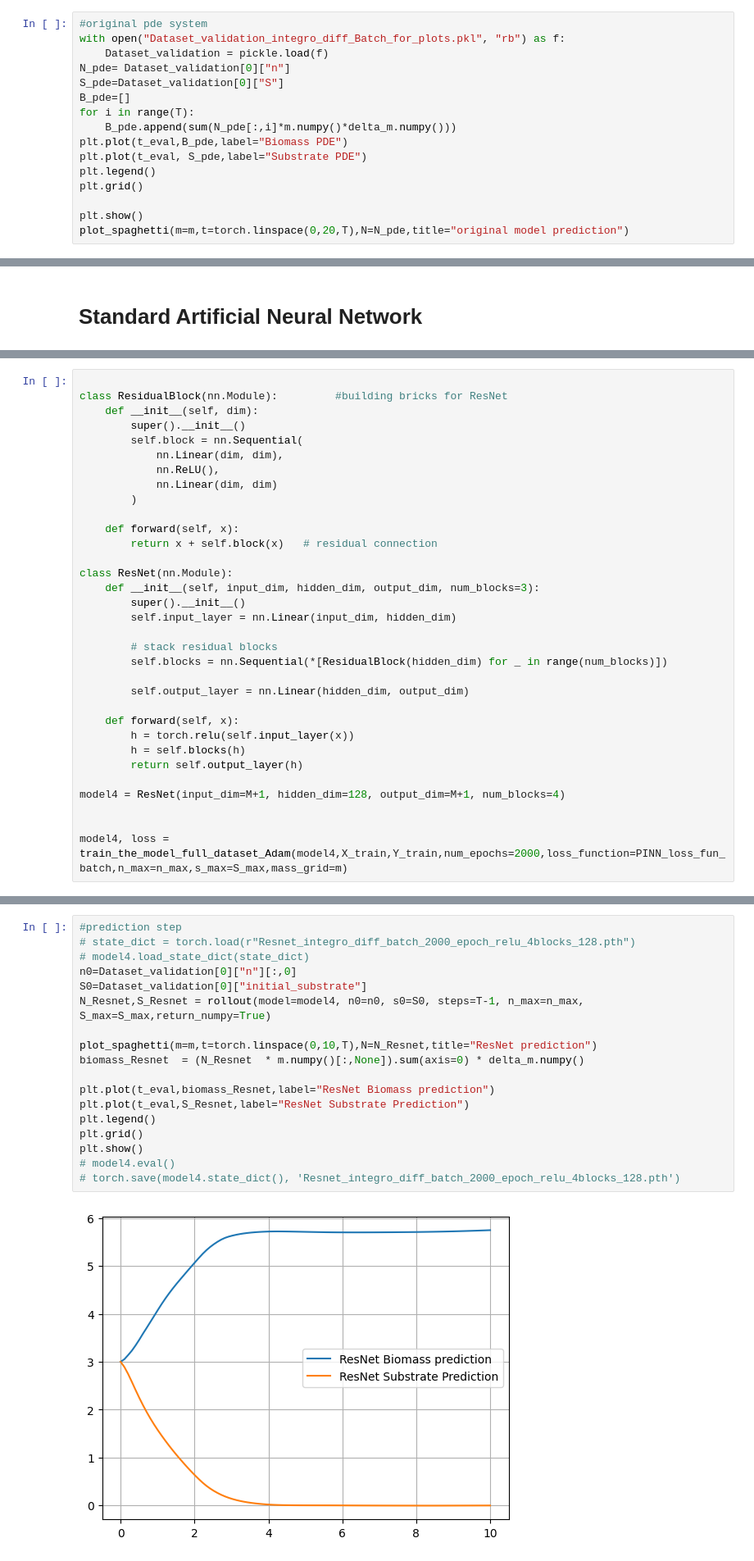
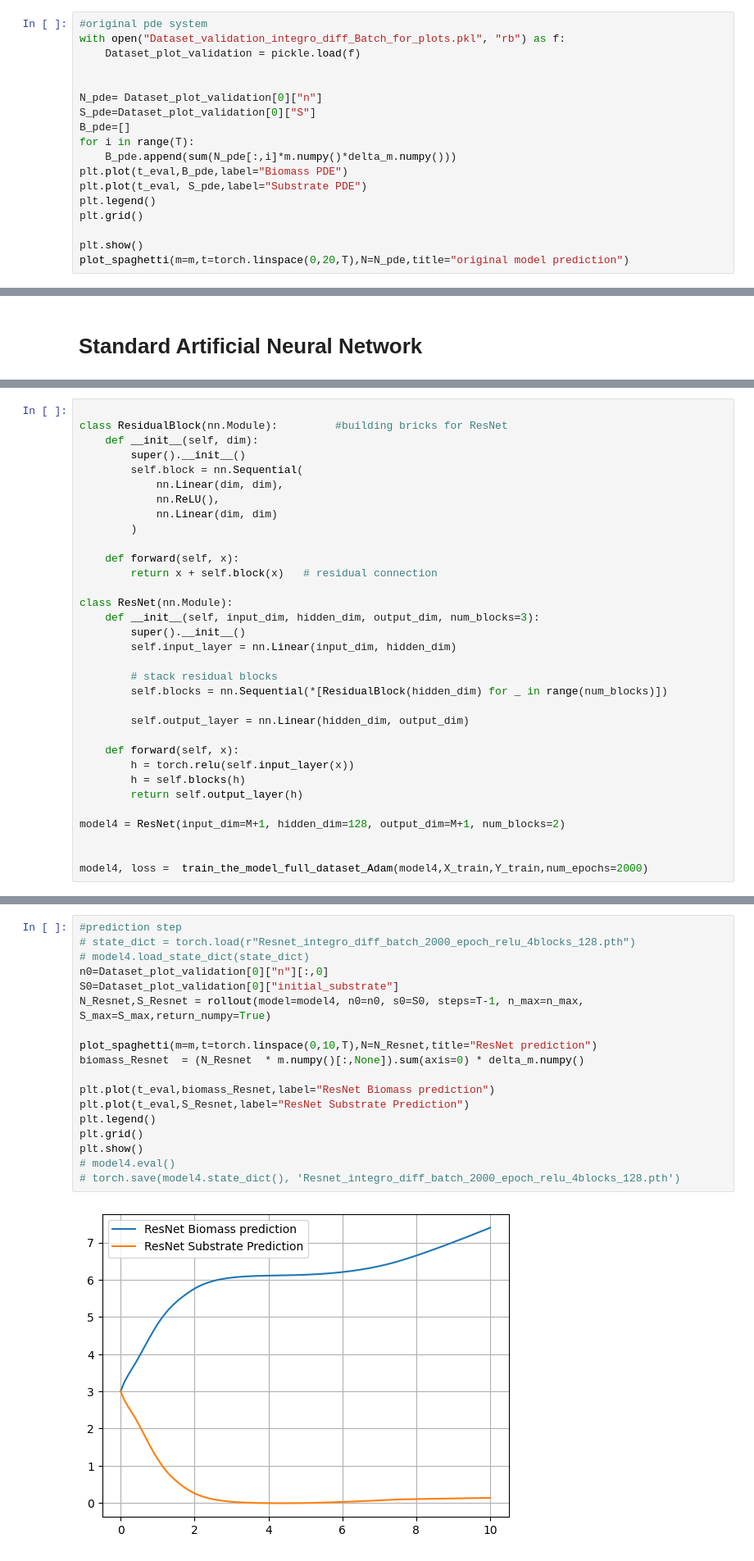
Before and after one commit to therealtoby1/Master, a Jupyter notebook: Training_data_integro_diff_batch/NN_methods_integro_diff_batch.ipynb, the cells around one changed output, grey strips where cells are left out. Shown at 82% size. Drawn from its saved outputs; the diff is of its cells as text.

```diff
--- a/Training_data_integro_diff_batch/NN_methods_integro_diff_batch.ipynb
+++ b/Training_data_integro_diff_batch/NN_methods_integro_diff_batch.ipynb
@@ -78,9 +113,11 @@ Normalization_scales={"S_max":S_max,
 # %%
 #original pde system
 with open("Dataset_validation_integro_diff_Batch_for_plots.pkl", "rb") as f:
-    Dataset_validation = pickle.load(f)
-N_pde= Dataset_validation[0]["n"]
-S_pde=Dataset_validation[0]["S"]
+    Dataset_plot_validation = pickle.load(f)
+
+
+N_pde= Dataset_plot_validation[0]["n"]
+S_pde=Dataset_plot_validation[0]["S"]
 B_pde=[]
 for i in range(T):
     B_pde.append(sum(N_pde[:,i]*m.numpy()*delta_m.numpy()))
@@ -340,8 +477,8 @@ class ResNet(nn.Module):
         h = self.blocks(h)
         return self.output_layer(h)
 
-model4 = ResNet(input_dim=M+1, hidden_dim=128, output_dim=M+1, num_blocks=4)
+model4 = ResNet(input_dim=M+1, hidden_dim=128, output_dim=M+1, num_blocks=2)
 
 
-model4, loss =  train_the_model_full_dataset_Adam(model4,X_train,Y_train,num_epochs=2000,loss_function=PINN_loss_fun_batch,n_max=n_max,s_max=S_max,mass_grid=m)
+model4, loss =  train_the_model_full_dataset_Adam(model4,X_train,Y_train,num_epochs=2000)
 # %% [output]
@@ -368,23 +505,23 @@ Iter 01900 | Loss: 0.000004 | Best: 0.000004 | LR: 1.25e-03
 # %%
 #prediction step
 # state_dict = torch.load(r"Resnet_integro_diff_batch_2000_epoch_relu_4blocks_128.pth")
 # model4.load_state_dict(state_dict)
-n0=Dataset_validation[0]["n"][:,0]
-S0=Dataset_validation[0]["initial_substrate"]
+n0=Dataset_plot_validation[0]["n"][:,0]
+S0=Dataset_plot_validation[0]["initial_substrate"]
 N_Resnet,S_Resnet = rollout(model=model4, n0=n0, s0=S0, steps=T-1, n_max=n_max, S_max=S_max,return_numpy=True)
 
 plot_spaghetti(m=m,t=torch.linspace(0,10,T),N=N_Resnet,title="ResNet prediction")
 biomass_Resnet  = (N_Resnet  * m.numpy()[:,None]).sum(axis=0) * delta_m.numpy()
 
 plt.plot(t_eval,biomass_Resnet,label="ResNet Biomass prediction")
 plt.plot(t_eval,S_Resnet,label="ResNet Substrate Prediction")
 plt.legend()
 plt.grid()
 plt.show()
 # model4.eval()
 # torch.save(model4.state_dict(), 'Resnet_integro_diff_batch_2000_epoch_relu_4blocks_128.pth')
 # %% [output]
-[figure, old version]
+[figure, new version]
 # %% [markdown]
 # Convolutional Neural  Networks (+ FiLM for substrate)
 Convolutional Neural Networks (CNNs) work by applying kernels (filters) across the input. A kernel is a small matrix of learnable weights that is shared across the entire input domain. As the kernel slides over the input with a defined stride length, it computes local weighted combinations of nearby values.
```
Also changed, not shown: parts of 15 cells of this notebook, 7 other files.
